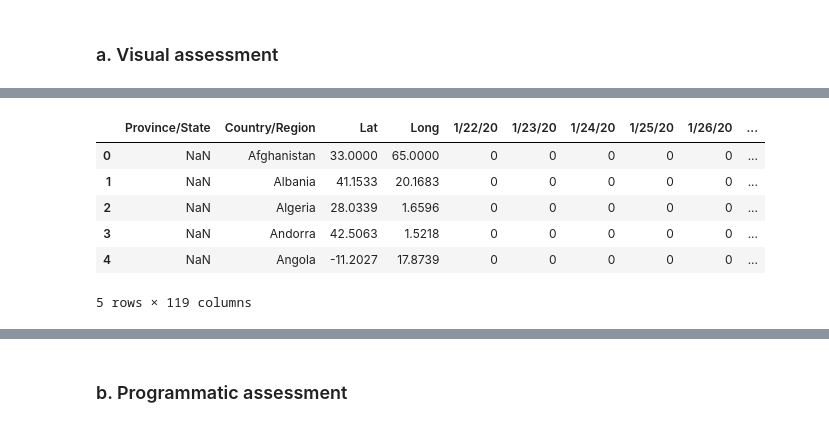
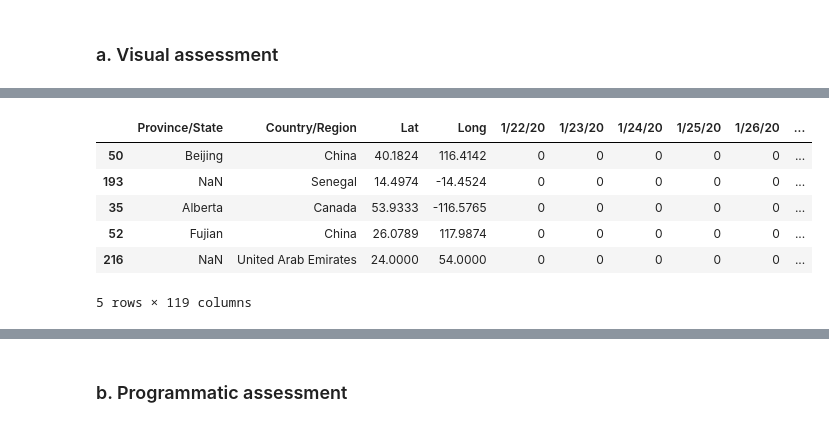
Before and after one commit to AtulSingh-Emyre/AnalysisCovid19, a Jupyter notebook: gather_clean_Covid19.ipynb, the cells around one changed output, grey strips where cells are left out. Cells and saved outputs as stored; diff of their text form; code cells hidden in the pictures.

```diff
--- a/gather_clean_Covid19.ipynb
+++ b/gather_clean_Covid19.ipynb
@@ -152,13 +152,13 @@ df_JHU_Countries.head()
 # %%
 # Check layout of df_JHU_Fatality vsiually
-df_JHU_Fatality.head()
+df_JHU_Fatality.sample(n=5)
 # %% [output]
 |  | Province/State | Country/Region | Lat | Long | 1/22/20 | 1/23/20 | 1/24/20 | 1/25/20 | 1/26/20 | ... |
-| 0 | NaN | Afghanistan | 33.0000 | 65.0000 | 0 | 0 | 0 | 0 | 0 | ... |
-| 1 | NaN | Albania | 41.1533 | 20.1683 | 0 | 0 | 0 | 0 | 0 | ... |
-| 2 | NaN | Algeria | 28.0339 | 1.6596 | 0 | 0 | 0 | 0 | 0 | ... |
-| 3 | NaN | Andorra | 42.5063 | 1.5218 | 0 | 0 | 0 | 0 | 0 | ... |
-| 4 | NaN | Angola | -11.2027 | 17.8739 | 0 | 0 | 0 | 0 | 0 | ... |
+| 50 | Beijing | China | 40.1824 | 116.4142 | 0 | 0 | 0 | 0 | 0 | ... |
+| 193 | NaN | Senegal | 14.4974 | -14.4524 | 0 | 0 | 0 | 0 | 0 | ... |
+| 35 | Alberta | Canada | 53.9333 | -116.5765 | 0 | 0 | 0 | 0 | 0 | ... |
+| 52 | Fujian | China | 26.0789 | 117.9874 | 0 | 0 | 0 | 0 | 0 | ... |
+| 216 | NaN | United Arab Emirates | 24.0000 | 54.0000 | 0 | 0 | 0 | 0 | 0 | ... |
 5 rows × 119 columns
 # %%
 # Check layout of df_JHU_Confirmed vsiually
```
Also changed, not shown: parts of 36 cells of this notebook.
